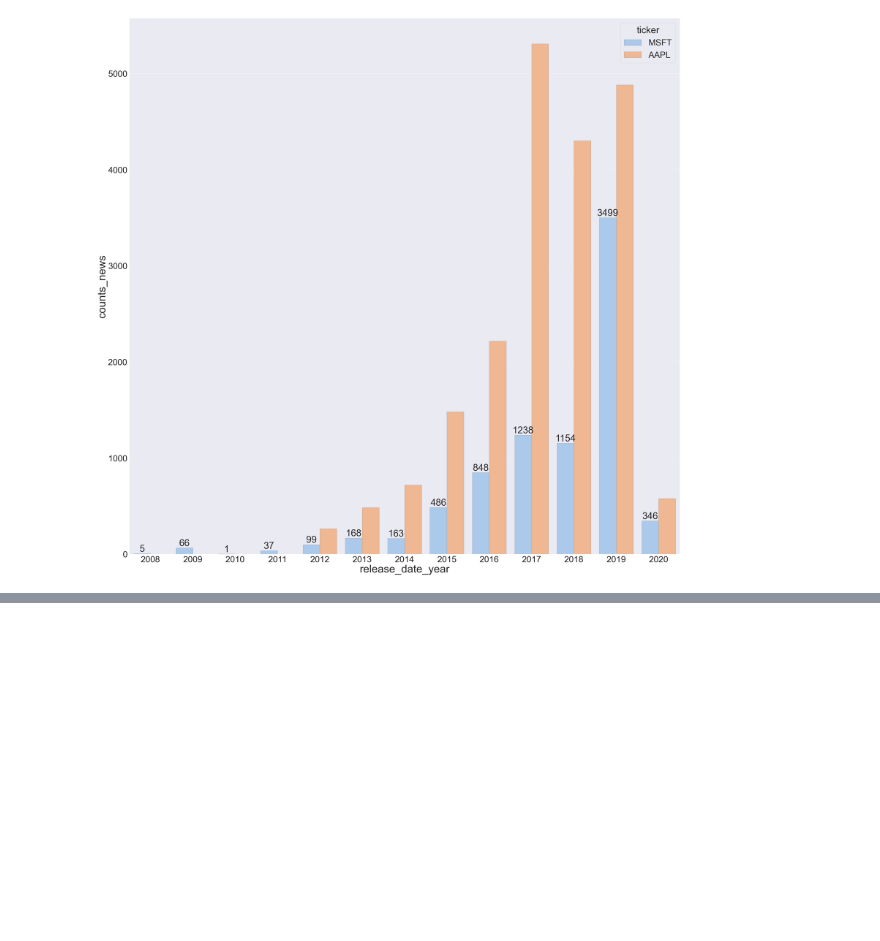
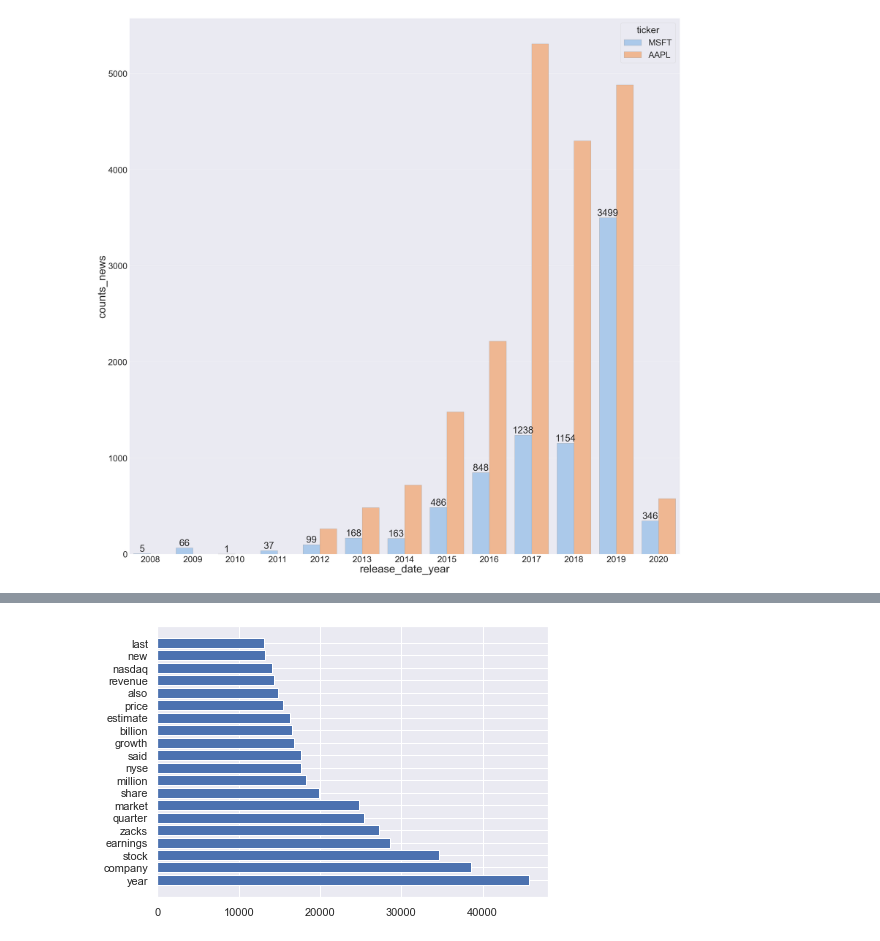
Before and after one commit to pablonicolasr/mentodatos-safnfi-2022-GrupoB, a Jupyter notebook: news_dataset.ipynb, the cells around one changed output, grey strips where cells are left out. Saved outputs shown, nothing was run; the diff lists cells and outputs as text; code cells hidden in the pictures; blank space fills up the shorter version.

```diff
--- a/news_dataset.ipynb
+++ b/news_dataset.ipynb
@@ -294,0 +502,16 @@ sns.despine()
+# %%
+cv = CountVectorizer()
+sum_words_with_clean_title = cv.fit_transform((df_test["clean_title"] + df_test["clean_content"]).values.astype('U')).sum(axis=0)
+
+# Calculamos
+words_freq_with_clean_title = [(word, sum_words_with_clean_title[0, idx]) for word, idx in cv.vocabulary_.items()]
+words_freq_with_clean_title = sorted(words_freq_with_clean_title, key = lambda x: x[1], reverse=True)[:20]
+# %%
+sns.set(font_scale=1)
+
+plt.figure(figsize=(7, 5))
+plt.barh(*zip(*words_freq_with_clean_title))
+
+plt.show()
+# %% [output]
+[figure, added]
```
Also changed, not shown: parts of 23 cells of this notebook, 1 other file.
